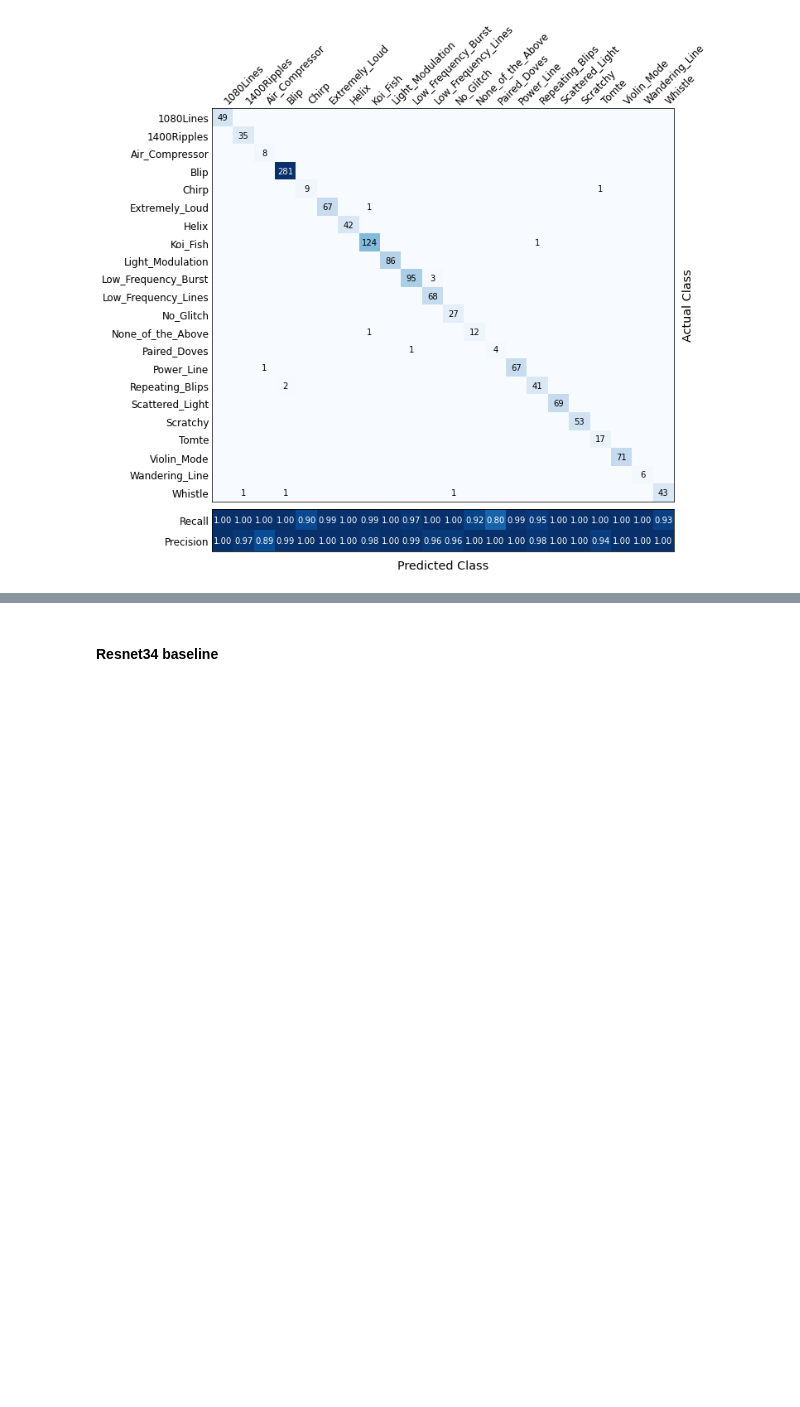
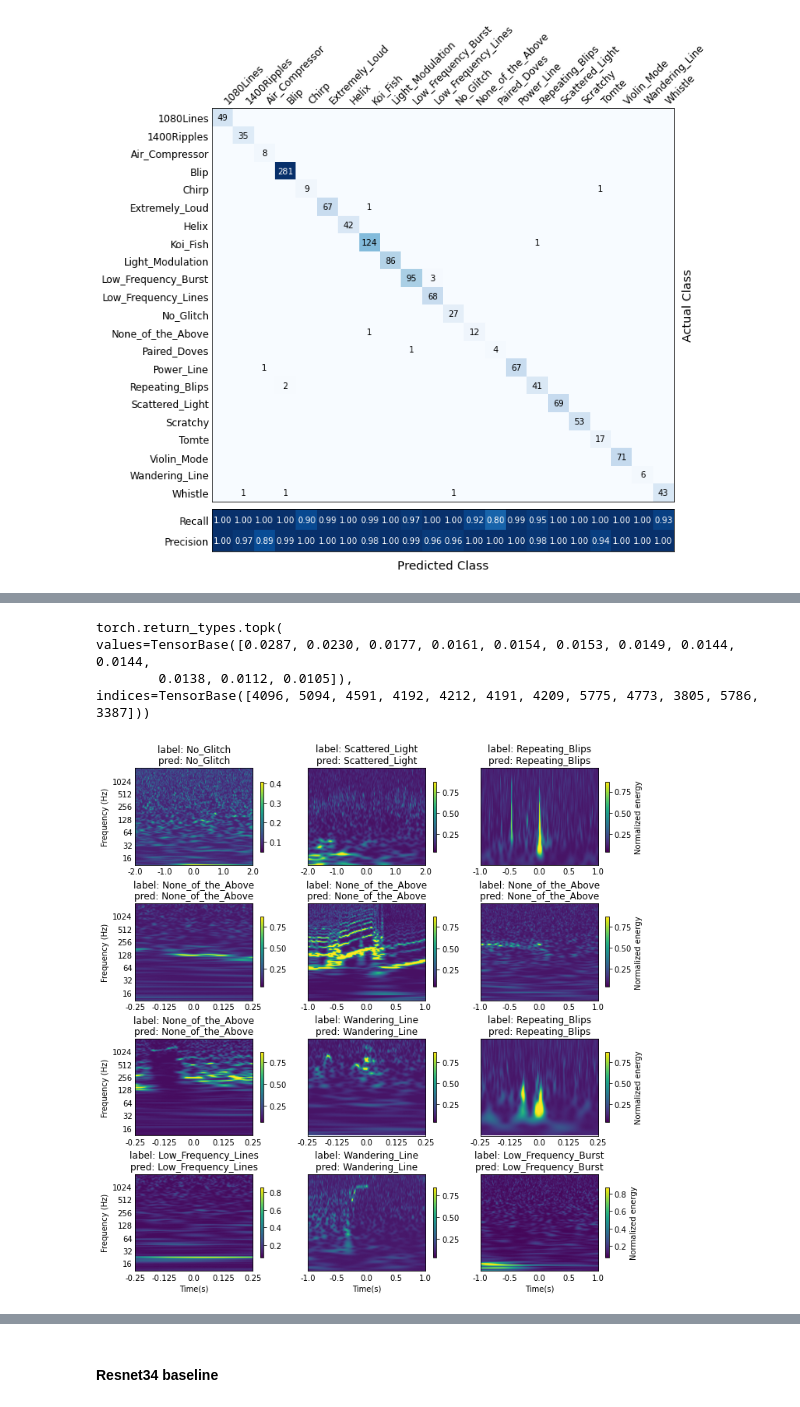
Before and after one commit to tttiago/GravitySpyClassifier, a Jupyter notebook: 07_weighted_loss_confusion.ipynb, the cells around one changed output, grey strips where cells are left out. Saved outputs shown, nothing was run; the diff lists cells and outputs as text; code cells hidden in the pictures; blank space fills up the shorter version.

Commit message:
Include analysis of predictions on train ds.

```diff
--- a/07_weighted_loss_confusion.ipynb
+++ b/07_weighted_loss_confusion.ipynb
@@ -89,0 +103,2 @@ fig, ax = plot_top_losses_glitches(interp, learner, vocab=vocab,
+# %%
+train_interp = Interpretation.from_learner(learner, ds_idx=0)
@@ -89,0 +107,19 @@ fig, ax = plot_top_losses_glitches(interp, learner, vocab=vocab,
+# %%
+train_interp.top_losses(k=12)
+# %% [output]
+torch.return_types.topk(
+values=TensorBase([0.0287, 0.0230, 0.0177, 0.0161, 0.0154, 0.0153, 0.0149, 0.0144, 0.0144,
+        0.0138, 0.0112, 0.0105]),
+indices=TensorBase([4096, 5094, 4591, 4192, 4212, 4191, 4209, 5775, 4773, 3805, 5786, 3387]))
+# %%
+channel_list = [2, 2, 1, 0, 1, 1, 0, 0, 0, 0, 1, 1]
+fig, ax = plot_top_losses_glitches(train_interp, learner, ds_idx=0,
+                                   vocab=vocab, y_preds=y_pred_train, channel_list=channel_list,
+                                   largest=True, nrows=4, ncols=3,
+                                   show_label=True, show_pred=True, show_loss=False,
+                                   figsize=(10, 10)
+)
+
+#fig.savefig('../figs/glitches/04_baseline_best_mislabeled_samples.png', dpi=300)
+# %% [output]
+[figure, added]
```
Also changed, not shown: parts of 18 cells of this notebook.
